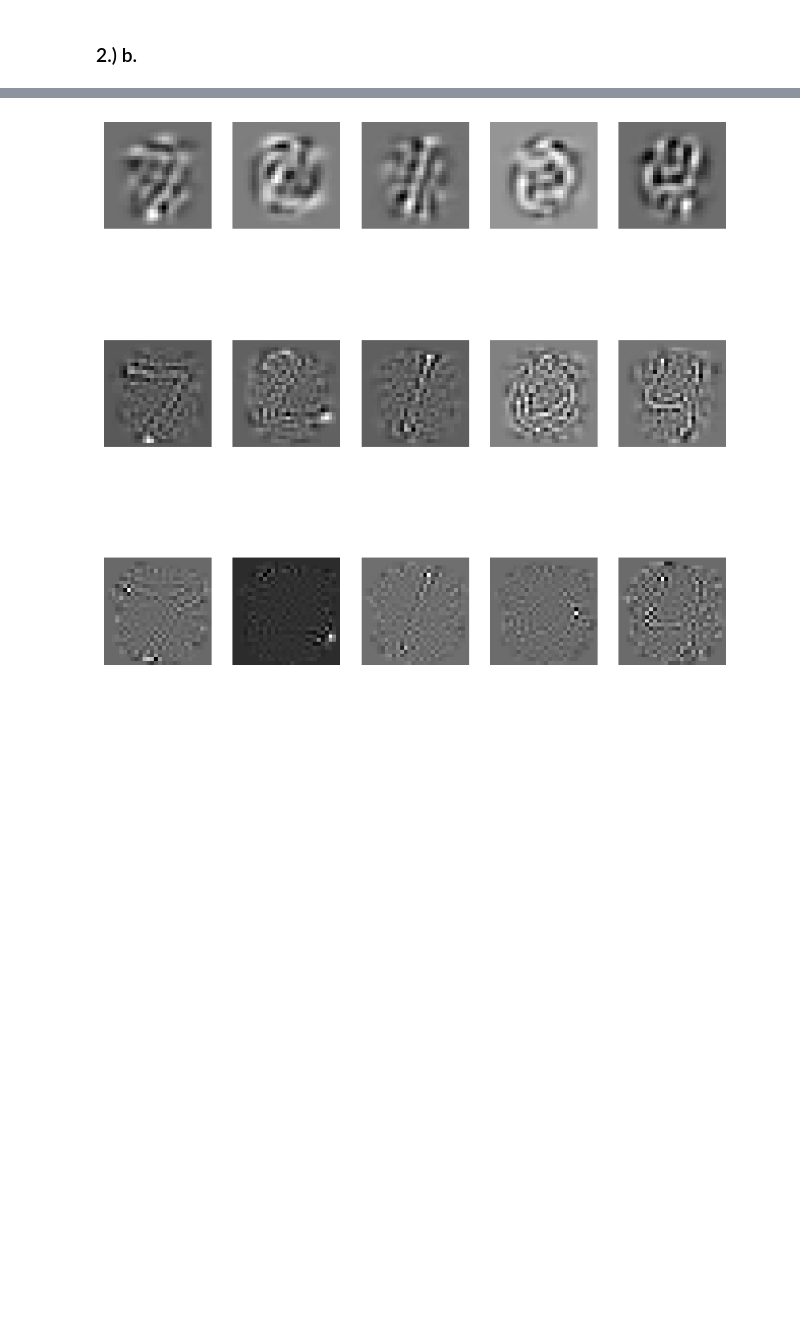
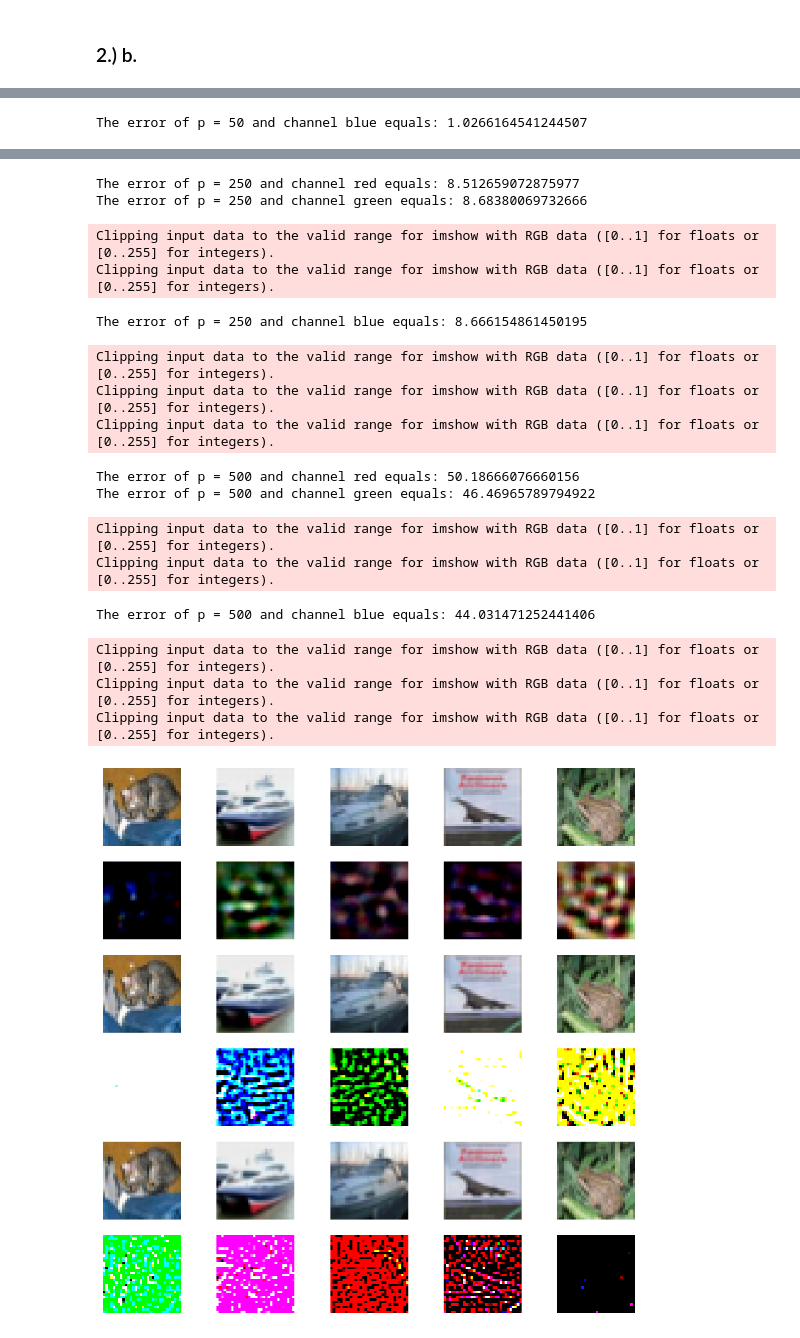
Before and after one commit to samuelgecik/MIS_Zadanie, a Jupyter notebook: PCA_cifar10.ipynb, the cells around one changed output, grey strips where cells are left out. Cells and saved outputs as stored; diff of their text form; code cells hidden in the pictures; blank space fills up the shorter version.

```diff
--- a/PCA_cifar10.ipynb
+++ b/PCA_cifar10.ipynb
@@ -76,29 +76,40 @@ plt.show()
 # %%
 p =  [50, 250, 500]
 off = 0
+chan_names = ['red', 'green', 'blue']
 plt.figure(figsize=(10, 10))
 for i in p:
-    eigenvalues_p = eigenvalues[:i]
-    eigenvectors_p = eigenvectors[:, :i]
+    channels = []
+    for j, channel in enumerate([red, green, blue]):
+        eigenvalues_p = eigens[j][0][:i]
+        eigenvectors_p = eigens[j][1][:,:i]
 
-    # calculate the projection matrix
-    projection_matrix = eigenvectors_p @ np.diag(eigenvalues_p ** -0.5)
+        # calculate the projection matrix
+        projection_matrix = eigenvectors_p @ np.diag(eigenvalues_p ** -0.5)
 
-    # project the data
-    projected_data = test_set_array.T @ projection_matrix
+        # project the data
+        projected_data = channel.T @ projection_matrix
 
-    # reconstruct the data
-    reconstructed_data = projected_data @ projection_matrix.T
+        # reconstruct the data
+        reconstructed_channel = projected_data @ projection_matrix.T
 
-    # calculate the error
-    error = np.linalg.norm(test_set_array - reconstructed_data.T) / np.linalg.norm(test_set_array)
-    print(f"The error of p = {i} equals: {error}")
+        # calculate the error
+        error = np.linalg.norm(channel - reconstructed_channel.T) / np.linalg.norm(channel)
+        print(f"The error of p = {i} and channel {chan_names[j]} equals: {error}")
 
-    # visualize the images
+        channels.append(reconstructed_channel.T)
+
+    reconstructed_data = np.stack(channels, axis=3)
+
+    # visualize the p and compare with original images
+    # visualize the original and reconstructed images
     for j in range(5):
-        plt.subplot(3, 5, j + off + 1)
-        plt.imshow(reconstructed_data.T[j].astype(np.float64).reshape(28, 28), cmap='gray')
+        plt.subplot(6, 5, j + off + 1)
+        plt.imshow(test_set[j])
         plt.axis('off')
-    off += 5
+        plt.subplot(6, 5, j + off + 6)
+        plt.imshow(reconstructed_data[j])
+        plt.axis('off')
+    off += 10
 plt.show()
 # %% [output]
@@ -107,0 +121 @@ The error of p = 500 equals: 17.992857915387738
+The error of p = 50 and channel blue equals: 1.0266164541244507
@@ -108 +124,17 @@ The error of p = 500 equals: 17.992857915387738
+The error of p = 250 and channel red equals: 8.512659072875977
+The error of p = 250 and channel green equals: 8.68380069732666
+Clipping input data to the valid range for imshow with RGB data ([0..1] for floats or [0..255] for integers).
+Clipping input data to the valid range for imshow with RGB data ([0..1] for floats or [0..255] for integers).
+The error of p = 250 and channel blue equals: 8.666154861450195
+Clipping input data to the valid range for imshow with RGB data ([0..1] for floats or [0..255] for integers).
+Clipping input data to the valid range for imshow with RGB data ([0..1] for floats or [0..255] for integers).
+Clipping input data to the valid range for imshow with RGB data ([0..1] for floats or [0..255] for integers).
+The error of p = 500 and channel red equals: 50.18666076660156
+The error of p = 500 and channel green equals: 46.46965789794922
+Clipping input data to the valid range for imshow with RGB data ([0..1] for floats or [0..255] for integers).
+Clipping input data to the valid range for imshow with RGB data ([0..1] for floats or [0..255] for integers).
+The error of p = 500 and channel blue equals: 44.031471252441406
+Clipping input data to the valid range for imshow with RGB data ([0..1] for floats or [0..255] for integers).
+Clipping input data to the valid range for imshow with RGB data ([0..1] for floats or [0..255] for integers).
+Clipping input data to the valid range for imshow with RGB data ([0..1] for floats or [0..255] for integers).
-[figure, old version]
+[figure, new version]
```
Also changed, not shown: parts of 2 cells of this notebook, 1 other file.
